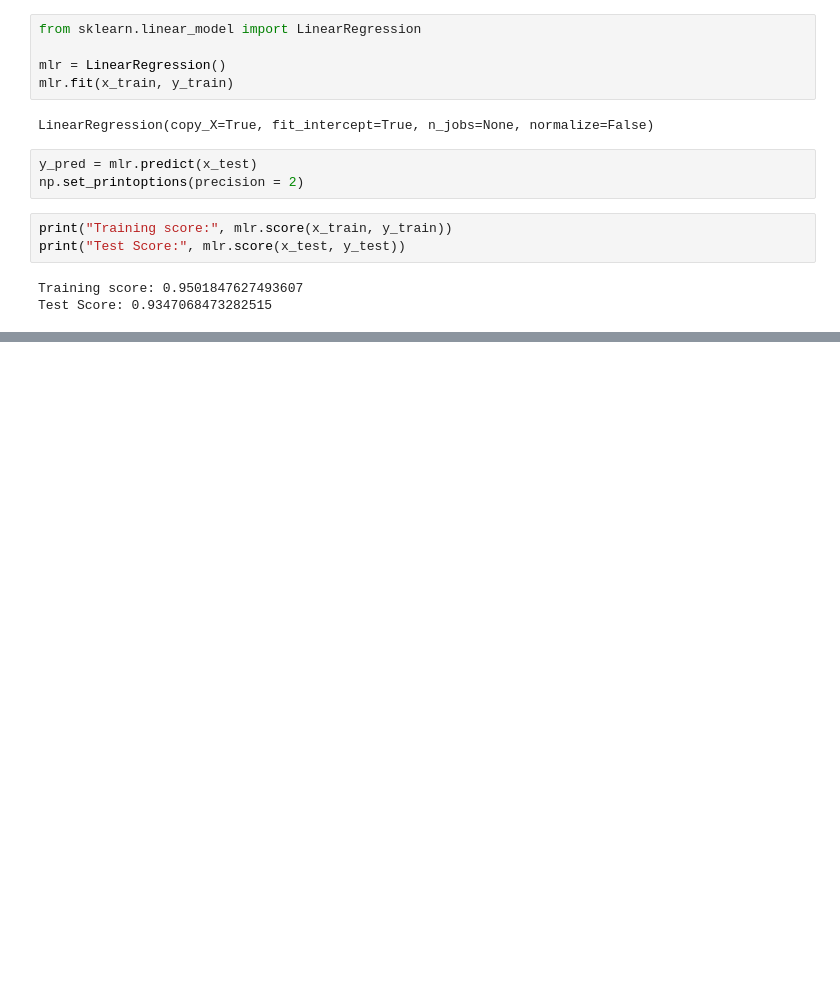
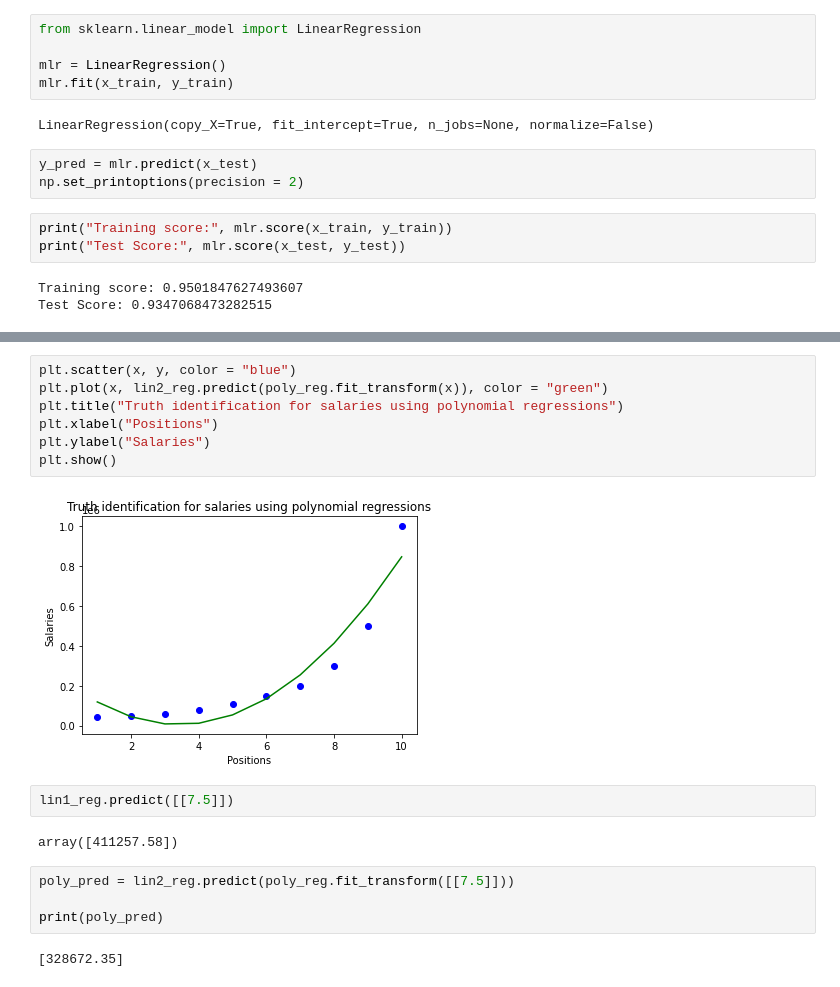
Before and after one commit to davidr1008/Day6, a Jupyter notebook: Day6.ipynb, the cells around one changed output, grey strips where cells are left out. Saved outputs shown, nothing was run; the diff lists cells and outputs as text; blank space fills up the shorter version.

```diff
--- a/Day6.ipynb
+++ b/Day6.ipynb
@@ -75,0 +124,19 @@ Test Score: 0.9347068473282515
+# %%
+plt.scatter(x, y, color = "blue")
+plt.plot(x, lin2_reg.predict(poly_reg.fit_transform(x)), color = "green")
+plt.title("Truth identification for salaries using polynomial regressions")
+plt.xlabel("Positions")
+plt.ylabel("Salaries")
+plt.show()
+# %% [output]
+[figure, added]
+# %%
+lin1_reg.predict([[7.5]])
+# %% [output]
+array([411257.58])
+# %%
+poly_pred = lin2_reg.predict(poly_reg.fit_transform([[7.5]]))
+
+print(poly_pred)
+# %% [output]
+[328672.35]
```
Also changed, not shown: parts of 10 cells of this notebook.
